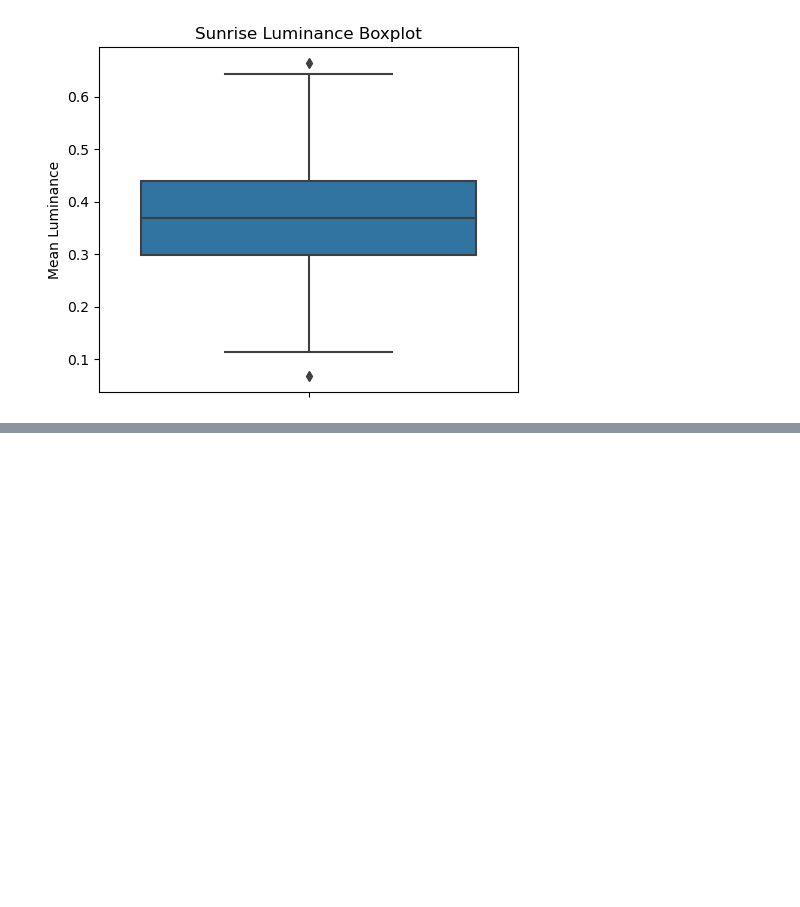
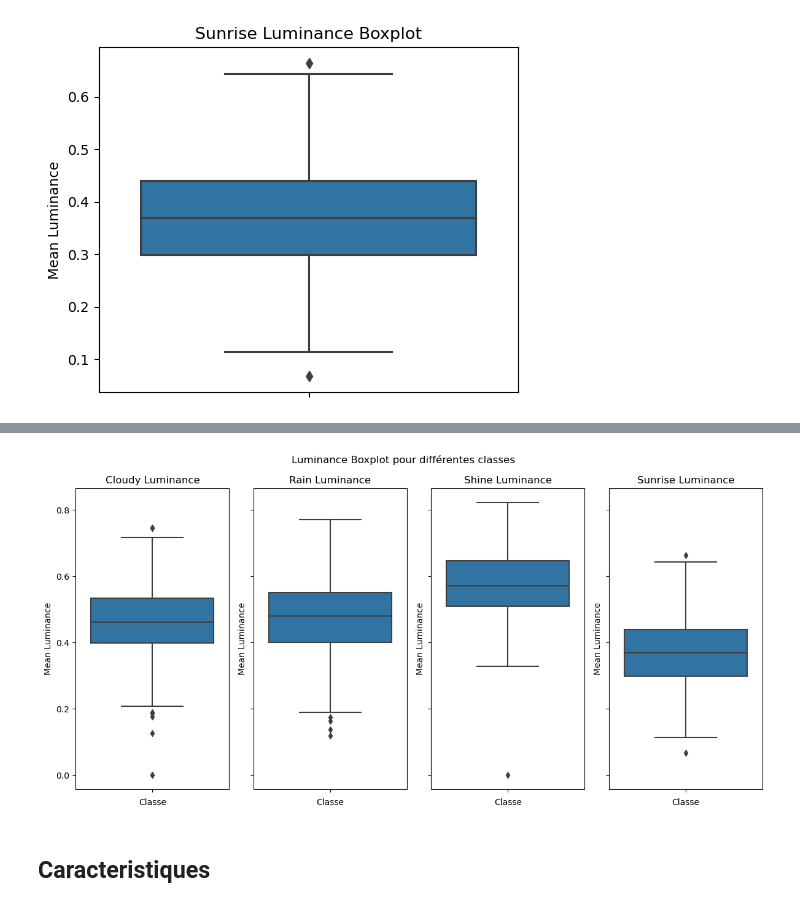
Before and after one commit to Jalalbaim/Rain-Or-Shine, a Jupyter notebook: Model.ipynb, the cells around one changed output, grey strips where cells are left out. Saved outputs shown, nothing was run; the diff lists cells and outputs as text; code cells hidden in the pictures; blank space fills up the shorter version.

```diff
--- a/Model.ipynb
+++ b/Model.ipynb
@@ -422,0 +406,19 @@ results['Cloudy']
+# %%
+classes = df['Label'].unique()
+results = {}
+
+for label in classes:
+    # Filter the DataFrame for the current class
+    class_df = df[df['Label'] == label]
+
+    # Descriptive analysis on the class DataFrame
+    descriptive_stats = class_df.describe()
+
+    # Analyze central tendency
+    central_tendency = descriptive_stats.loc[['mean', '50%']]
+
+    # Store results in a dictionary
+    results[label] = descriptive_stats["Mean Luminance"]
+
+results_df = pd.DataFrame(results).transpose()
+results_df
@@ -422,0 +431,51 @@ results['Cloudy']
+# %%
+# Obtenir les classes uniques
+classes = df['Label'].unique()
+
+# Initialiser un dictionnaire pour stocker les résultats
+results = {}
+
+# Créer une figure avec un sous-tracé pour chaque classe
+fig, axes = plt.subplots(1, len(classes), figsize=(12, 6), sharey=True)
+
+# Calculer la largeur des boîtes en fonction du nombre de classes
+box_width = 0.4
+
+for i, label in enumerate(classes):
+    # Filter the DataFrame for the current class
+    class_df = df[df['Label'] == label]
+
+    # Descriptive analysis on the class DataFrame
+    descriptive_stats = class_df.describe()
+
+    # Analyze central tendency
+    central_tendency = descriptive_stats.loc[['mean', '50%']]
+
+    # Analyze dispersion
+    dispersion = descriptive_stats.loc[['std', 'min', 'max']]
+
+    # Tracer le boxplot pour Luminance avec la position calculée
+    sns.boxplot(y=class_df['Mean Luminance'], ax=axes[i])
+
+    # Stocker les résultats dans un dictionnaire
+    results[label] = {
+        'Descriptive Statistics': descriptive_stats,
+        'Central Tendency': central_tendency,
+        'Dispersion': dispersion
+    }
+
+    # Définir le titre du sous-tracé
+    axes[i].set_title(f'{label} Luminance')
+    axes[i].set_xlabel('Classe')
+    axes[i].set_ylabel('Mean Luminance')
+
+# Ajouter un titre global
+fig.suptitle('Luminance Boxplot pour différentes classes')
+
+# Afficher le tracé
+plt.tight_layout()
+plt.show()
+# %% [output]
+[figure, added]
+# %% [markdown]
+## Caracteristiques
```
Also changed, not shown: parts of 7 cells of this notebook, 1 other file.
